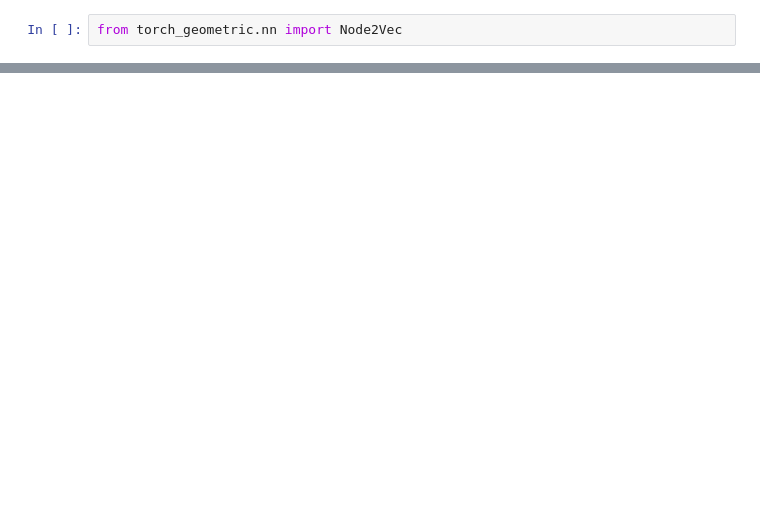
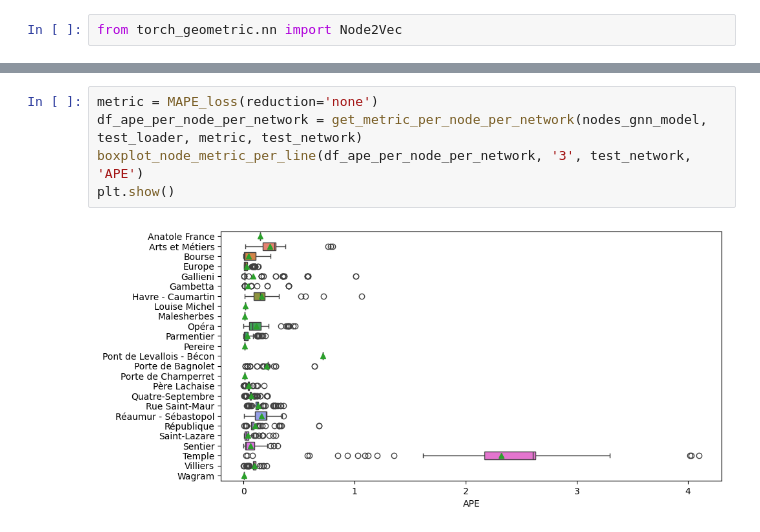
Before and after one commit to SerranoAdrian/FlowForecasting, a Jupyter notebook: training_gnn.ipynb, the cells around one changed output, grey strips where cells are left out. Saved outputs shown, nothing was run; the diff lists cells and outputs as text; blank space fills up the shorter version.

```diff
--- a/training_gnn.ipynb
+++ b/training_gnn.ipynb
@@ -645,0 +362,7 @@ model = Node2Vec(
+# %%
+metric = MAPE_loss(reduction='none')
+df_ape_per_node_per_network = get_metric_per_node_per_network(nodes_gnn_model, test_loader, metric, test_network)
+boxplot_node_metric_per_line(df_ape_per_node_per_network, '3', test_network, 'APE')
+plt.show()
+# %% [output]
+[figure, added]
```
Also changed, not shown: parts of 81 cells of this notebook, 5 other files.
